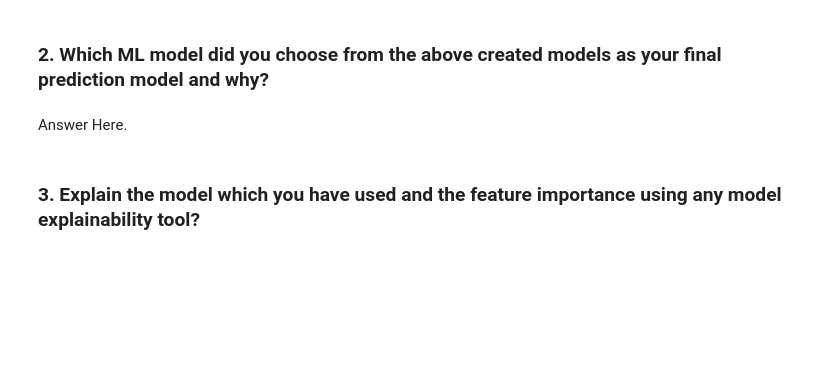
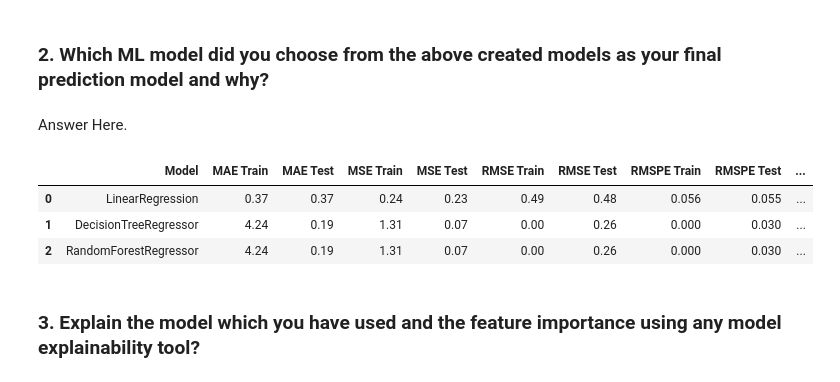
Before and after one commit to theuttammishra/Retail-Sales, a Jupyter notebook: Retail_sales_prediction.ipynb, the cells around one changed output. Drawn from its saved outputs; the diff is of its cells as text; code cells hidden in the pictures; blank space fills up the shorter version.

```diff
--- a/Retail_sales_prediction.ipynb
+++ b/Retail_sales_prediction.ipynb
@@ -1365,6 +1558,27 @@ Answer Here.
 ### 2. Which ML model did you choose from the above created models as your final prediction model and why?
 # %% [markdown]
 Answer Here.
+# %%
+import pandas as pd
+
+# list of dictionaries representing evaluation metrics for different models
+models_eval = [{'Model': 'LinearRegression', 'MAE Train': 0.37, 'MAE Test': 0.37, 'MSE Train': 0.24,'MSE Test': 0.23,'RMSE Train': 0.49,'RMSE Test': 0.48,'RMSPE Train':0.056,'RMSPE Test': 0.055,'R2 Train': 0.75,'R2 Test':0.74,'Adjusted R2 Train': 0.75,'Adjusted R2 Test':0.74},
+               {'Model': 'DecisionTreeRegressor', 'MAE Train': 4.24, 'MAE Test': 0.19, 'MSE Train': 1.31,'MSE Test': 0.07,'RMSE Train': 0.00,'RMSE Test': 0.26,'RMSPE Train':0.00,'RMSPE Test': 0.03,'R2 Train': 0.99,'R2 Test':0.92,'Adjusted R2 Train': 0.99,'Adjusted R2 Test':0.92},
+               {'Model': 'RandomForestRegressor', 'MAE Train': 4.24, 'MAE Test': 0.19, 'MSE Train': 1.31,'MSE Test': 0.07,'RMSE Train': 0.00,'RMSE Test': 0.26,'RMSPE Train':0.00,'RMSPE Test': 0.03,'R2 Train': 0.99,'R2 Test':0.92,'Adjusted R2 Train': 0.99,'Adjusted R2 Test':0.92}]
+
+# function to create comparison table
+def create_comparison_table(models_eval):
+    comparison_table = pd.DataFrame(models_eval)
+    return comparison_table
+
+# create comparison table
+comparison_table = create_comparison_table(models_eval)
+comparison_table
+# %% [output]
+|  | Model | MAE Train | MAE Test | MSE Train | MSE Test | RMSE Train | RMSE Test | RMSPE Train | RMSPE Test | ... |
+| 0 | LinearRegression | 0.37 | 0.37 | 0.24 | 0.23 | 0.49 | 0.48 | 0.056 | 0.055 | ... |
+| 1 | DecisionTreeRegressor | 4.24 | 0.19 | 1.31 | 0.07 | 0.00 | 0.26 | 0.000 | 0.030 | ... |
+| 2 | RandomForestRegressor | 4.24 | 0.19 | 1.31 | 0.07 | 0.00 | 0.26 | 0.000 | 0.030 | ... |
 # %% [markdown]
 ### 3. Explain the model which you have used and the feature importance using any model explainability tool?
 # %% [markdown]
```
Also changed, not shown: parts of 14 cells of this notebook.
